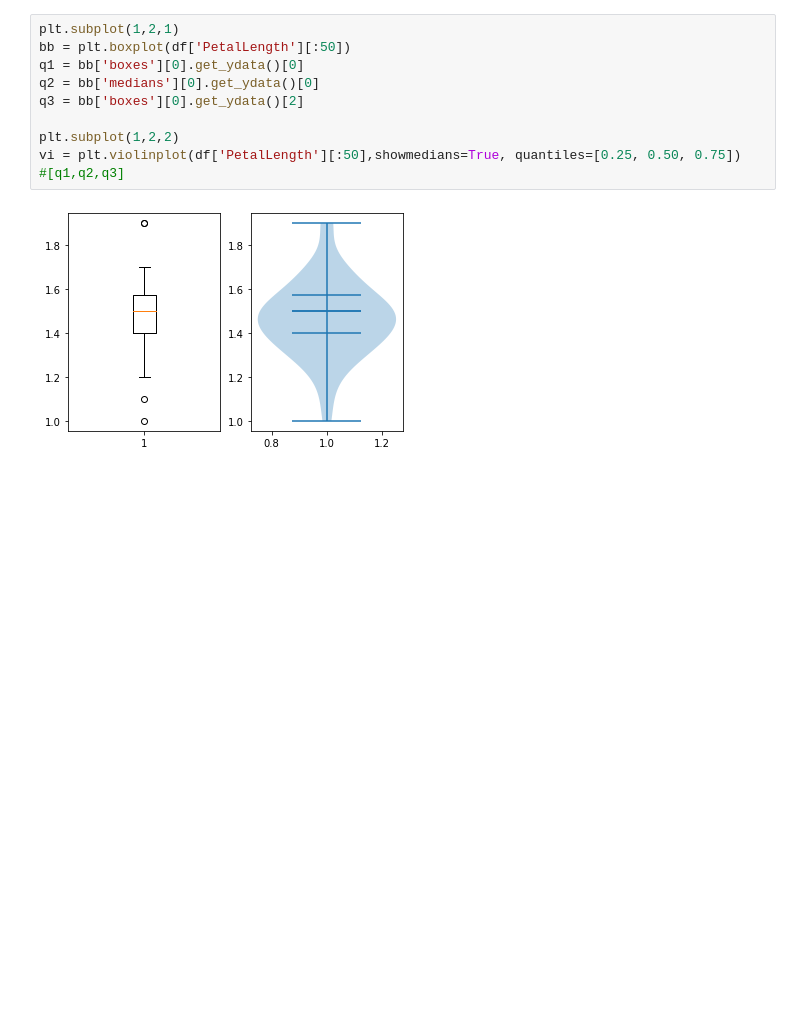
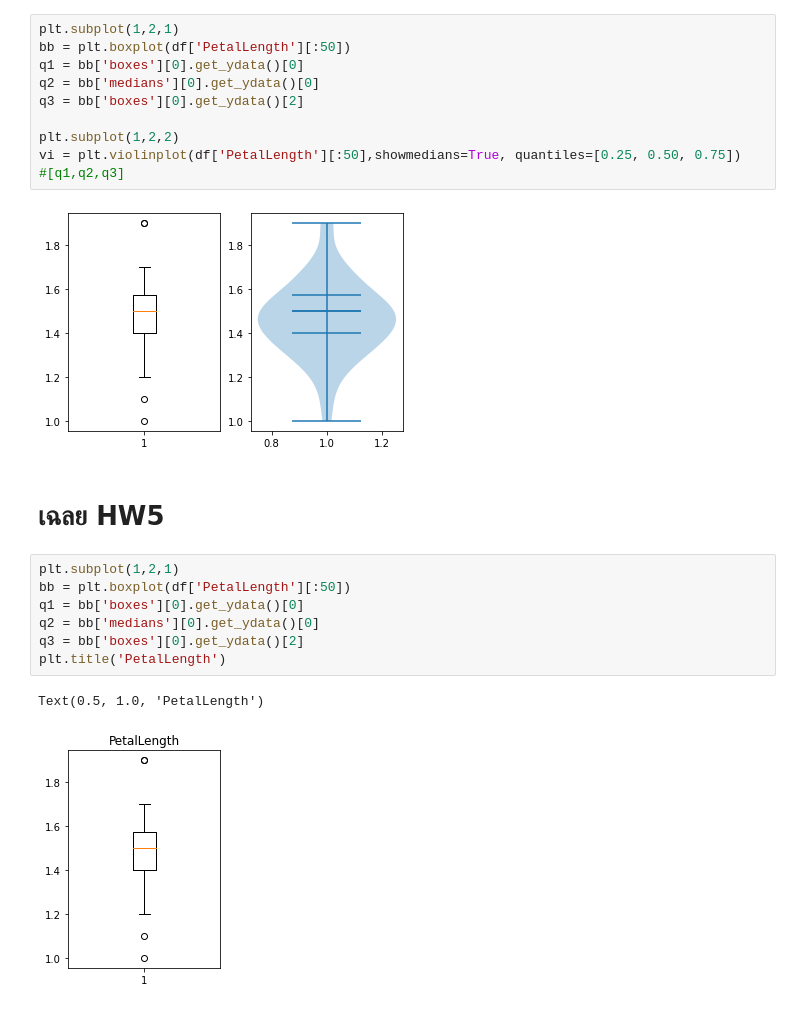
Before and after one commit to Jiraporn-klobrat/data_viz_2022, a Jupyter notebook: DataViz02_Data_Distribution.ipynb, the cells around one changed output. Cells and saved outputs as stored; diff of their text form; blank space fills up the shorter version.

Commit message:
เฉลย HW5

```diff
--- a/DataViz02_Data_Distribution.ipynb
+++ b/DataViz02_Data_Distribution.ipynb
@@ -584,3 +584,15 @@ plt.subplot(1,2,2)
 vi = plt.violinplot(df['PetalLength'][:50],showmedians=True, quantiles=[0.25, 0.50, 0.75])    #[q1,q2,q3]
 # %% [output]
 [figure]
+# %% [markdown]
+# เฉลย HW5
+# %%
+plt.subplot(1,2,1)
+bb = plt.boxplot(df['PetalLength'][:50])
+q1 = bb['boxes'][0].get_ydata()[0]
+q2 = bb['medians'][0].get_ydata()[0]
+q3 = bb['boxes'][0].get_ydata()[2]
+plt.title('PetalLength')
+# %% [output]
+Text(0.5, 1.0, 'PetalLength')
+[figure, added]
```
Also changed, not shown: parts of 2 cells of this notebook.
